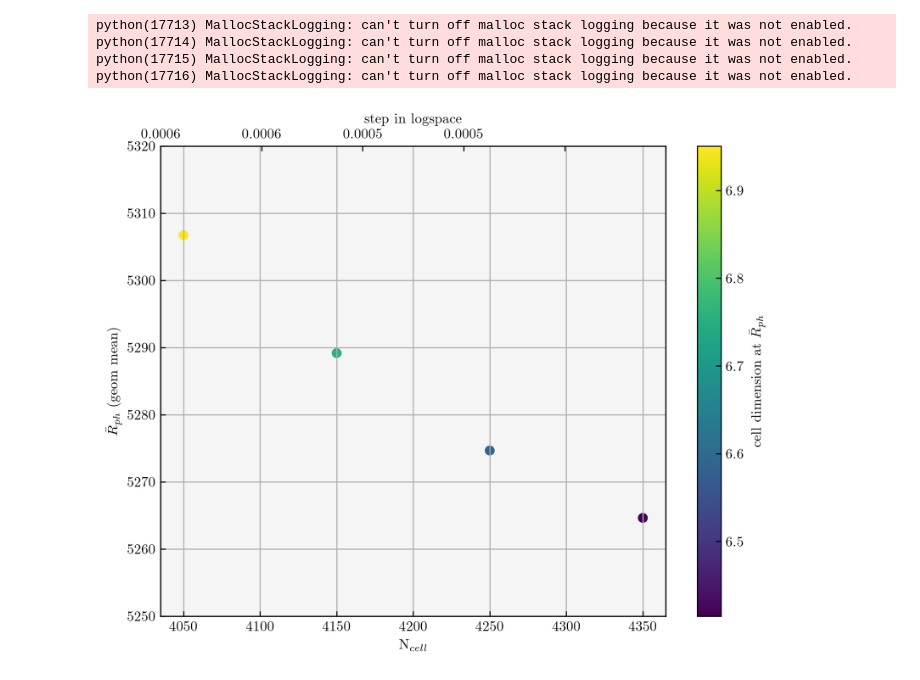
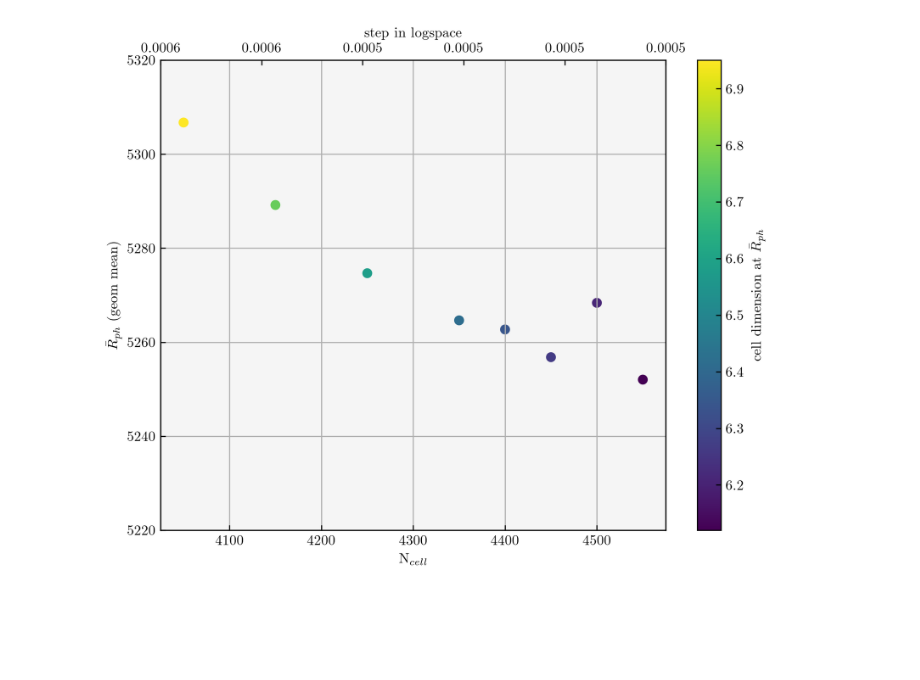
Before and after one commit to KKilmetis8/tde_comparison, a Jupyter notebook: test_radii.ipynb, the cells around one changed output. Drawn from its saved outputs; the diff is of its cells as text; code cells hidden in the pictures; blank space fills up the shorter version.

```diff
--- a/test_radii.ipynb
+++ b/test_radii.ipynb
@@ -11,7 +11,7 @@ fix = 1008
 m = 6
 Rt = (10**m)**(1/3)
 # %%
-num_array = np.arange(4050, 4400, 100)
+num_array = np.arange(4400, 4600, 50)
 lum_array = np.zeros(len(num_array))
 photo_mean_aritarray = np.zeros(len(num_array))
 photo_mean_geomarray = np.zeros(len(num_array))
@@ -113,22 +111,18 @@ python(17688) MallocStackLogging: can't turn off malloc stack logging because it
 # %%
 fig, ax1 = plt.subplots( figsize = (8,6) )
 ax2 = ax1.twiny()
 img = ax1.scatter(num_array, photo_mean_geomarray, c = diff_geomarray)
 cbar = fig.colorbar(img)
 cbar.set_label(r'cell dimension at $\bar{R}_{ph}$')
 ax1.set_xlabel(r'N$_{cell}$')
 ax1.set_ylabel(r'$\bar{R}_{ph}$ (geom mean)')
 ax1.grid()
-ax1.set_ylim(5250, 5320)
+ax1.set_ylim(5220, 5320)
 ax2.set_xticklabels(spacing_plot)
 ax2.set_xlabel('step in logspace ')
 plt.savefig('Figs/Convergence_check/convergence_geomphoto' + str(fix) + '.png')
 # %% [output]
-python(17713) MallocStackLogging: can't turn off malloc stack logging because it was not enabled.
-python(17714) MallocStackLogging: can't turn off malloc stack logging because it was not enabled.
-python(17715) MallocStackLogging: can't turn off malloc stack logging because it was not enabled.
-python(17716) MallocStackLogging: can't turn off malloc stack logging because it was not enabled.
-[figure, old version]
+[figure, new version]
 # %%
 #value_elad = 1.3e44
 fig, ax1 = plt.subplots( figsize = (8,6) )
```
Also changed, not shown: parts of 3 cells of this notebook, 9 other files.
